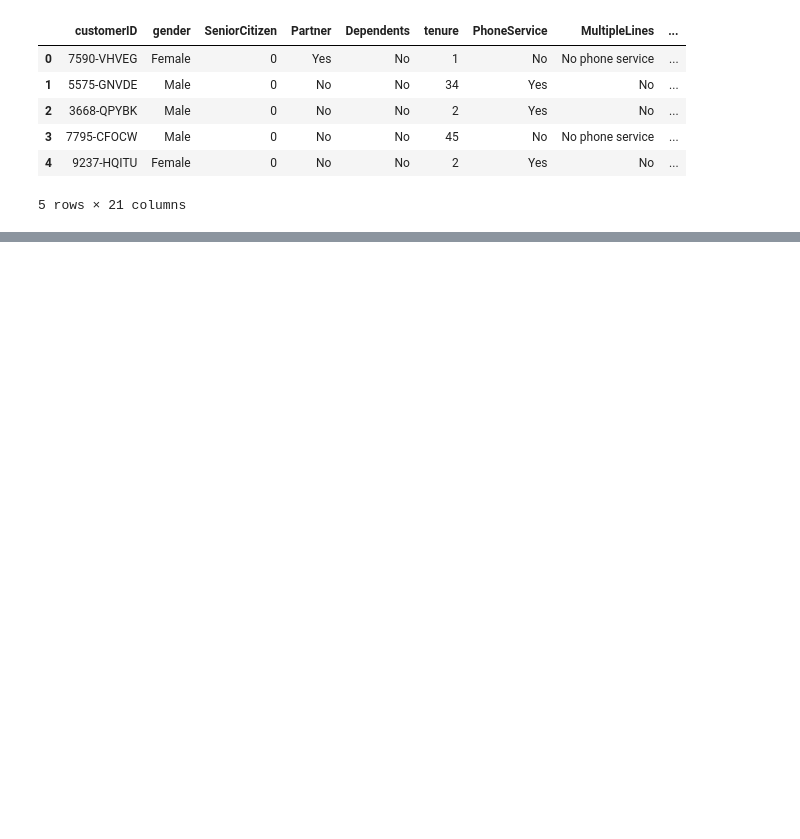
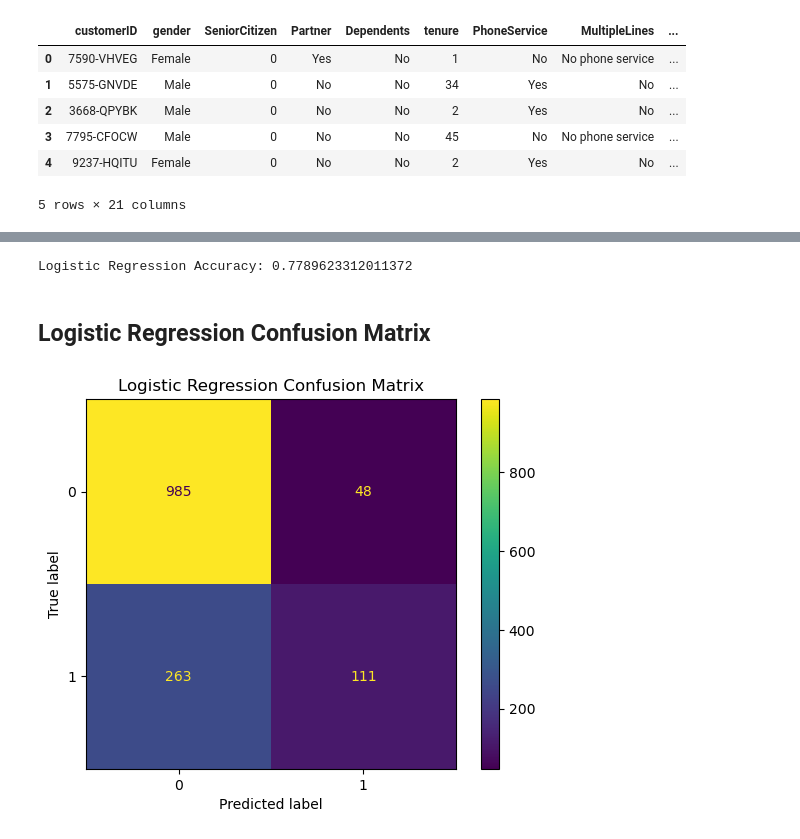
Before and after one commit to JasonBagshaw/customer-churn-prediction, a Jupyter notebook: Churn_prediction.ipynb, the cells around one changed output, grey strips where cells are left out. Drawn from its saved outputs; the diff is of its cells as text; code cells hidden in the pictures; blank space fills up the shorter version.

```diff
--- a/Churn_prediction.ipynb
+++ b/Churn_prediction.ipynb
@@ -157,0 +230,34 @@ plt.show()
+# %%
+#scaling features to help the regression model to work
+from sklearn.preprocessing import StandardScaler
+
+scaler = StandardScaler()
+
+X_train_scaled = scaler.fit_transform(X_train)
+
+X_test_scaled = scaler.transform(X_test)
+# %%
+from sklearn.linear_model import LogisticRegression
+
+log_model = LogisticRegression(max_iter=2000)
+
+log_model.fit(X_train_scaled, y_train)
+
+log_pred = log_model.predict(X_test_scaled)
+
+from sklearn.metrics import accuracy_score
+
+print("Logistic Regression Accuracy:",
+      accuracy_score(y_test, log_pred))
+# %% [output]
+Logistic Regression Accuracy: 0.7789623312011372
+# %% [markdown]
+## Logistic Regression Confusion Matrix
+# %%
+ConfusionMatrixDisplay.from_predictions(y_test, log_pred)
+
+plt.title("Logistic Regression Confusion Matrix")
+
+plt.show()
+# %% [output]
+[figure, added]
```
Also changed, not shown: parts of 25 cells of this notebook.
